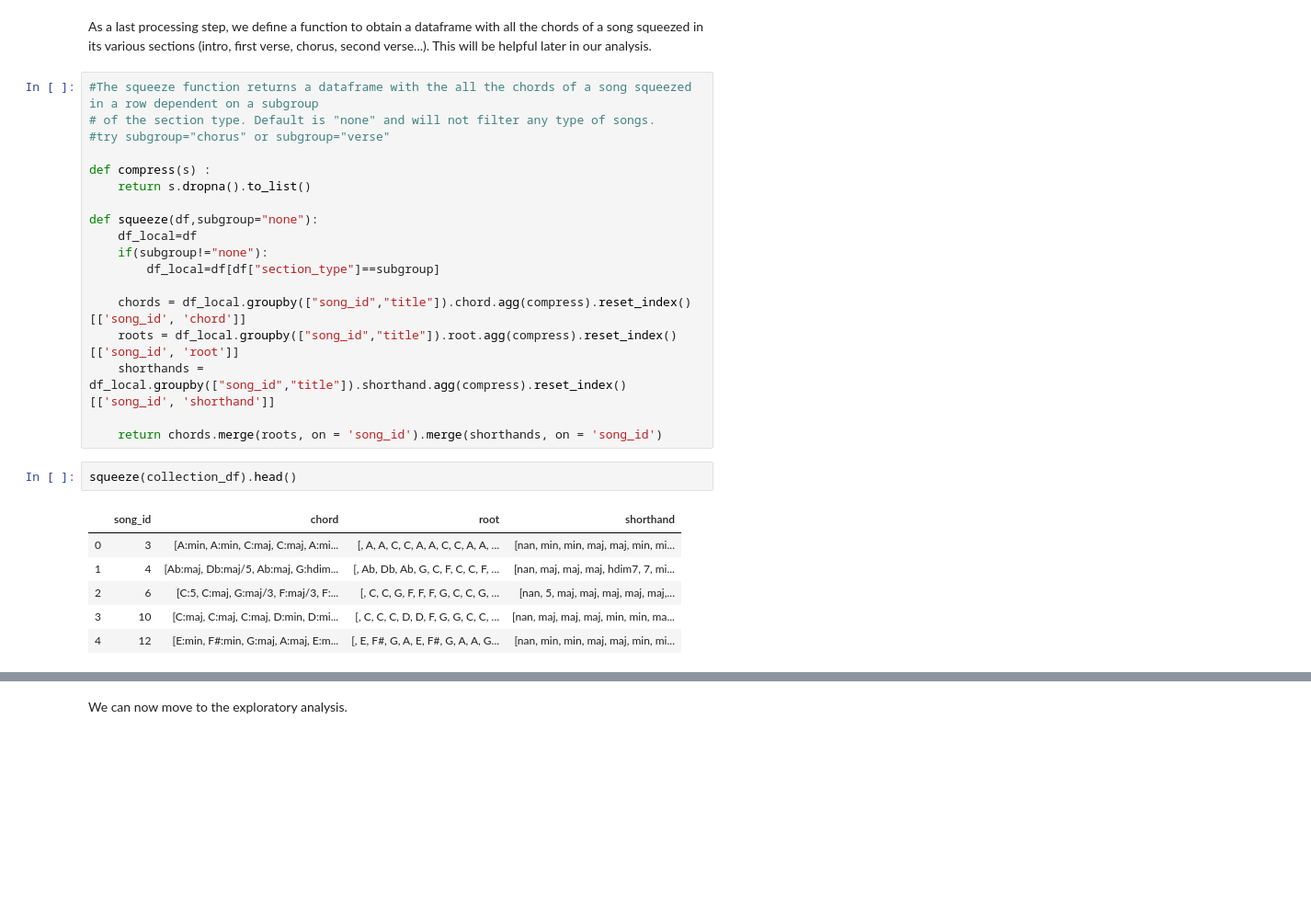
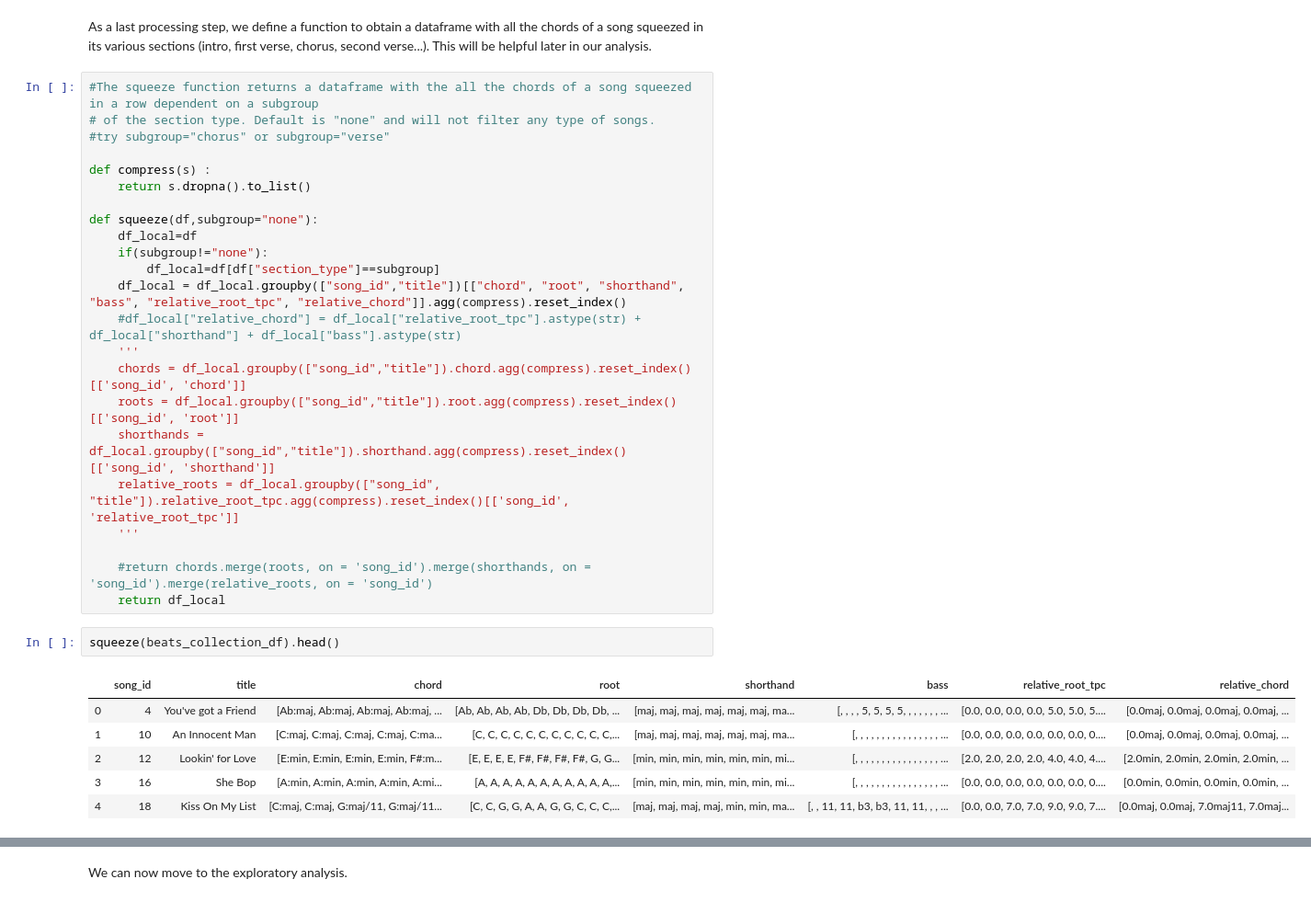
Before and after one commit to GiacomoAlliata/DigitalMusicologyProject, a Jupyter notebook: data_preprocessing.ipynb, the cells around one changed output, grey strips where cells are left out. Shown at 92% size. Saved outputs shown, nothing was run; the diff lists cells and outputs as text; blank space fills up the shorter version.

```diff
--- a/data_preprocessing.ipynb
+++ b/data_preprocessing.ipynb
@@ -631,21 +636,26 @@ def squeeze(df,subgroup="none"):
     df_local=df
     if(subgroup!="none"):
         df_local=df[df["section_type"]==subgroup]
-
+    df_local = df_local.groupby(["song_id","title"])[["chord", "root", "shorthand", "bass", "relative_root_tpc", "relative_chord"]].agg(compress).reset_index()
+    #df_local["relative_chord"] = df_local["relative_root_tpc"].astype(str) + df_local["shorthand"] + df_local["bass"].astype(str)
+    '''
     chords = df_local.groupby(["song_id","title"]).chord.agg(compress).reset_index()[['song_id', 'chord']]
     roots = df_local.groupby(["song_id","title"]).root.agg(compress).reset_index()[['song_id', 'root']]
     shorthands = df_local.groupby(["song_id","title"]).shorthand.agg(compress).reset_index()[['song_id', 'shorthand']]
+    relative_roots = df_local.groupby(["song_id", "title"]).relative_root_tpc.agg(compress).reset_index()[['song_id', 'relative_root_tpc']]
+    '''
 
-    return chords.merge(roots, on = 'song_id').merge(shorthands, on = 'song_id')
+    #return chords.merge(roots, on = 'song_id').merge(shorthands, on = 'song_id').merge(relative_roots, on = 'song_id')
+    return df_local
 # %%
-squeeze(collection_df).head()
+squeeze(beats_collection_df).head()
 # %% [output]
-|  | song_id | chord | root | shorthand |
-| 0 | 3 | [A:min, A:min, C:maj, C:maj, A:mi... | [, A, A, C, C, A, A, C, C, A, A, ... | [nan, min, min, maj, maj, min, mi... |
-| 1 | 4 | [Ab:maj, Db:maj/5, Ab:maj, G:hdim... | [, Ab, Db, Ab, G, C, F, C, C, F, ... | [nan, maj, maj, maj, hdim7, 7, mi... |
-| 2 | 6 | [C:5, C:maj, G:maj/3, F:maj/3, F:... | [, C, C, G, F, F, F, G, C, C, G, ... | [nan, 5, maj, maj, maj, maj, maj,... |
-| 3 | 10 | [C:maj, C:maj, C:maj, D:min, D:mi... | [, C, C, C, D, D, F, G, G, C, C, ... | [nan, maj, maj, maj, min, min, ma... |
-| 4 | 12 | [E:min, F#:min, G:maj, A:maj, E:m... | [, E, F#, G, A, E, F#, G, A, A, G... | [nan, min, min, maj, maj, min, mi... |
+|  | song_id | title | chord | root | shorthand | bass | relative_root_tpc | relative_chord |
+| 0 | 4 | You've got a Friend | [Ab:maj, Ab:maj, Ab:maj, Ab:maj, ... | [Ab, Ab, Ab, Ab, Db, Db, Db, Db, ... | [maj, maj, maj, maj, maj, maj, ma... | [, , , , 5, 5, 5, 5, , , , , , , ... | [0.0, 0.0, 0.0, 0.0, 5.0, 5.0, 5.... | [0.0maj, 0.0maj, 0.0maj, 0.0maj, ... |
+| 1 | 10 | An Innocent Man | [C:maj, C:maj, C:maj, C:maj, C:ma... | [C, C, C, C, C, C, C, C, C, C, C,... | [maj, maj, maj, maj, maj, maj, ma... | [, , , , , , , , , , , , , , , , ... | [0.0, 0.0, 0.0, 0.0, 0.0, 0.0, 0.... | [0.0maj, 0.0maj, 0.0maj, 0.0maj, ... |
+| 2 | 12 | Lookin' for Love | [E:min, E:min, E:min, E:min, F#:m... | [E, E, E, E, F#, F#, F#, F#, G, G... | [min, min, min, min, min, min, mi... | [, , , , , , , , , , , , , , , , ... | [2.0, 2.0, 2.0, 2.0, 4.0, 4.0, 4.... | [2.0min, 2.0min, 2.0min, 2.0min, ... |
+| 3 | 16 | She Bop | [A:min, A:min, A:min, A:min, A:mi... | [A, A, A, A, A, A, A, A, A, A, A,... | [min, min, min, min, min, min, mi... | [, , , , , , , , , , , , , , , , ... | [0.0, 0.0, 0.0, 0.0, 0.0, 0.0, 0.... | [0.0min, 0.0min, 0.0min, 0.0min, ... |
+| 4 | 18 | Kiss On My List | [C:maj, C:maj, G:maj/11, G:maj/11... | [C, C, G, G, A, A, G, G, C, C, C,... | [maj, maj, maj, maj, min, min, ma... | [, , 11, 11, b3, b3, 11, 11, , , ... | [0.0, 0.0, 7.0, 7.0, 9.0, 9.0, 7.... | [0.0maj, 0.0maj, 7.0maj11, 7.0maj... |
 # %%
 #squeeze section allows you to squeeze the sections of songs
 def squeeze_section(df,subgroup="none"):
```
Also changed, not shown: parts of 73 cells of this notebook.
